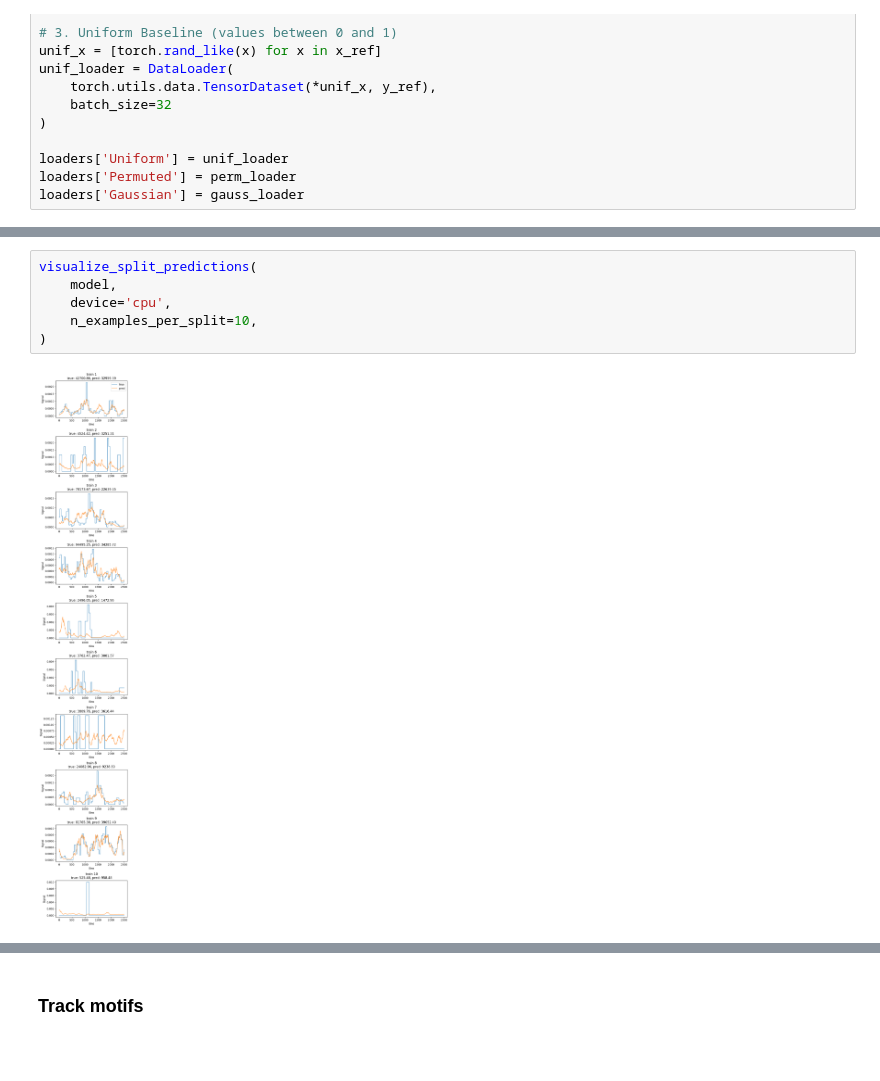
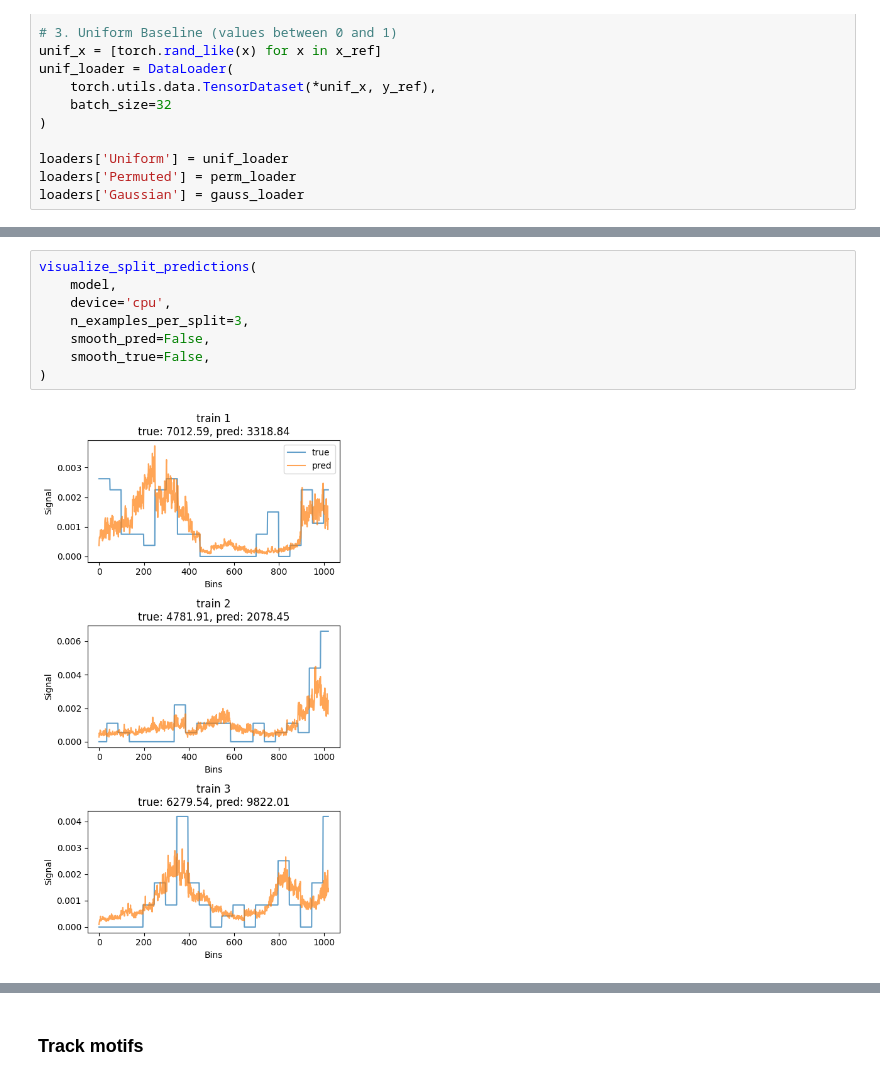
Before and after one commit to alw399/FACT, a Jupyter notebook: notebooks/train_seqpol2.ipynb, the cells around one changed output, grey strips where cells are left out. Drawn from its saved outputs; the diff is of its cells as text; blank space fills up the shorter version.

```diff
--- a/notebooks/train_seqpol2.ipynb
+++ b/notebooks/train_seqpol2.ipynb
@@ -294,8 +294,10 @@ plt.show()
 # %%
 visualize_split_predictions(
     model,
     device='cpu',
-    n_examples_per_split=10,
+    n_examples_per_split=3,
+    smooth_pred=False,
+    smooth_true=False,
 )
 # %% [output]
-[figure, old version]
+[figure, new version]
```
Also changed, not shown: parts of 19 cells of this notebook, 5 other files.
